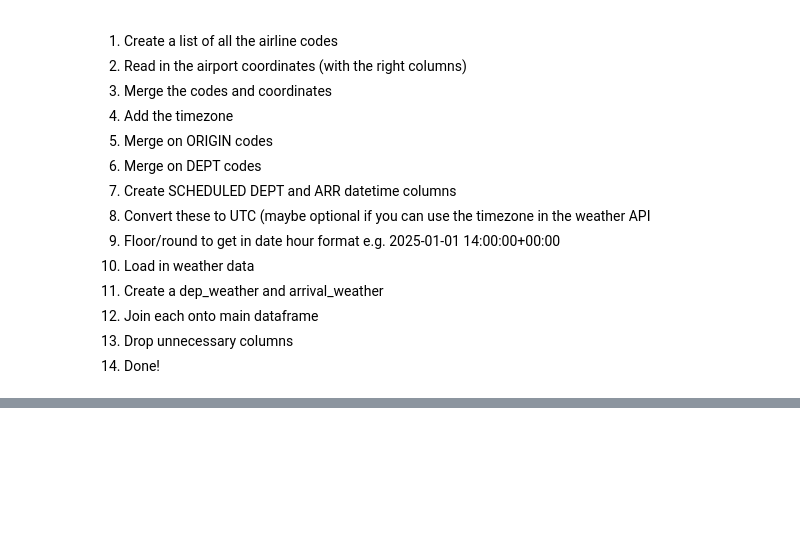
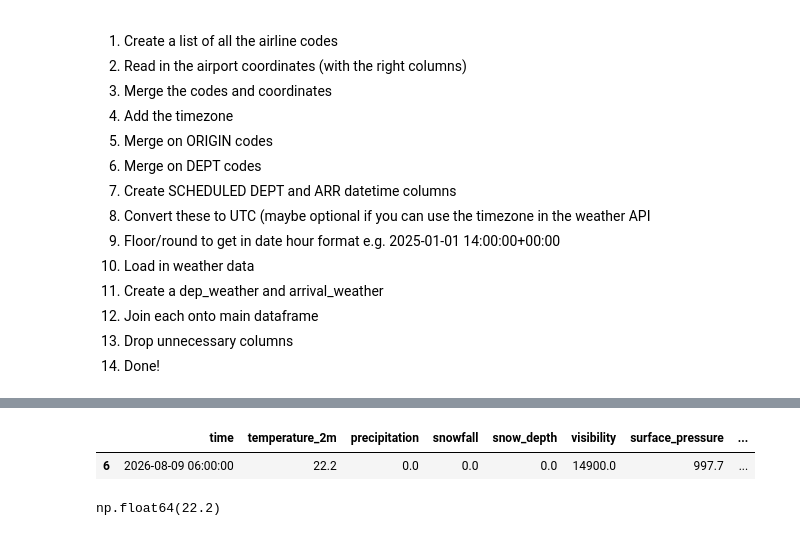
Before and after one commit to nicholasstanfield/flight-delay, a Jupyter notebook: notebooks/Weather Experiments.ipynb, the cells around one changed output, grey strips where cells are left out. Cells and saved outputs as stored; diff of their text form; code cells hidden in the pictures; blank space fills up the shorter version.

```diff
--- a/notebooks/Weather Experiments.ipynb
+++ b/notebooks/Weather Experiments.ipynb
@@ -650,0 +754,51 @@ dtype: int64
+# %%
+import requests
+import json
+
+weather_variables = [
+    "temperature_2m",
+    "precipitation",
+    "snowfall",
+    "snow_depth",
+    "visibility",
+    "surface_pressure",
+    "wind_speed_10m",
+    "wind_gusts_10m",
+]
+
+url = "https://api.open-meteo.com/v1/forecast"
+
+
+def get_weather_data(latitude, longitude, date, hour):
+    payload = {'latitude':latitude,
+               'longitude':longitude,
+               'hourly': ",".join(weather_variables),
+               'start_date':date,
+               'end_date':date}
+
+    raw_data = requests.get(url, params=payload)
+
+    weather_data = json.loads(raw_data.content)
+
+    weather_df = pd.DataFrame(weather_data["hourly"])
+
+    weather_df['time'] = pd.to_datetime(weather_df['time'])
+
+    weather_df['hour'] = weather_df['time'].dt.hour
+
+    weather_df = weather_df[weather_df['hour'] == hour]
+
+    return weather_df
+
+def get_arr_weather(
+# %%
+data = get_weather_data(41.50421,-74.108901, "2026-08-09", 6)
+# %%
+data
+# %% [output]
+|  | time | temperature_2m | precipitation | snowfall | snow_depth | visibility | surface_pressure | ... |
+| 6 | 2026-08-09 06:00:00 | 22.2 | 0.0 | 0.0 | 0.0 | 14900.0 | 997.7 | ... |
+# %%
+data["temperature_2m"].iloc[0]
+# %% [output]
+np.float64(22.2)
```
Also changed, not shown: parts of 8 cells of this notebook, 1 other file.
